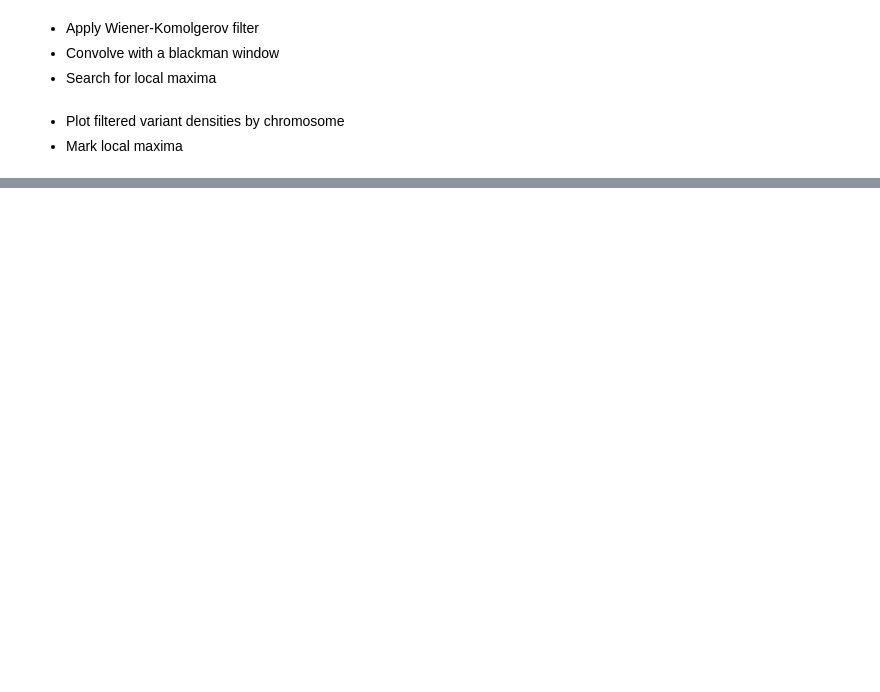
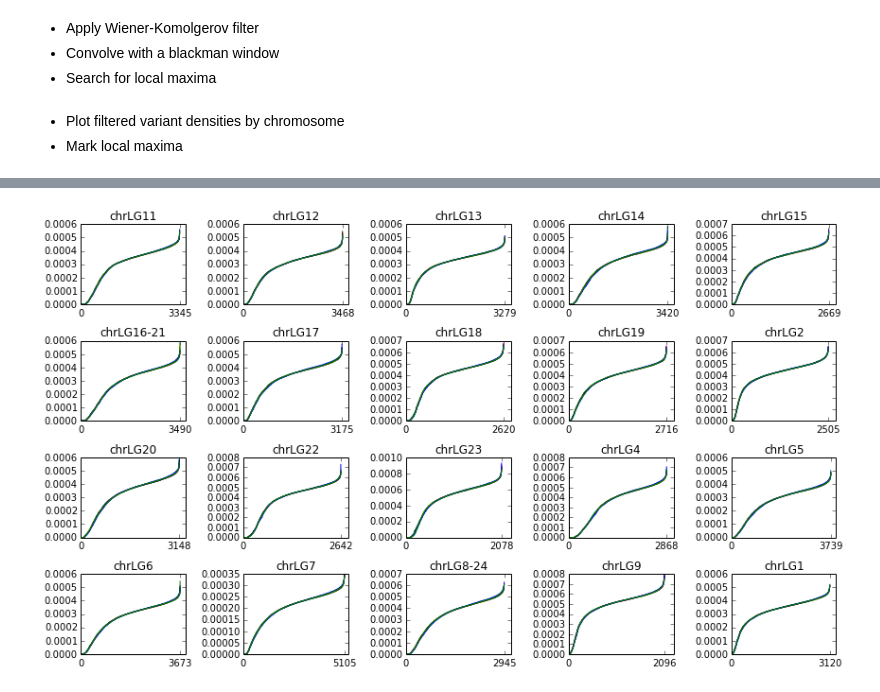
Before and after one commit to dodtlim/ulakes, a Jupyter notebook: ulakes.ipynb, the cells around one changed output, grey strips where cells are left out. Saved outputs shown, nothing was run; the diff lists cells and outputs as text; code cells hidden in the pictures; blank space fills up the shorter version.

```diff
--- a/ulakes.ipynb
+++ b/ulakes.ipynb
@@ -109,0 +111,13 @@ maxtab
+# %%
+figsize(12,7)
+
+for n,c in enumerate(bigcontigs) :
+    subplot(4,5,n)
+    for s in vcf_reader.samples :
+        plot(sorted(mysamples[s][c]['snps'])/mysamples[s][c]['total'])
+        xticks([0,len(mysamples[s][c]['snps'])])
+        xlim([0,len(mysamples[s][c]['snps'])+200])
+        title(c)
+tight_layout()
+# %% [output]
+[figure, added]
```
Also changed, not shown: parts of 9 cells of this notebook, 1 other file.
